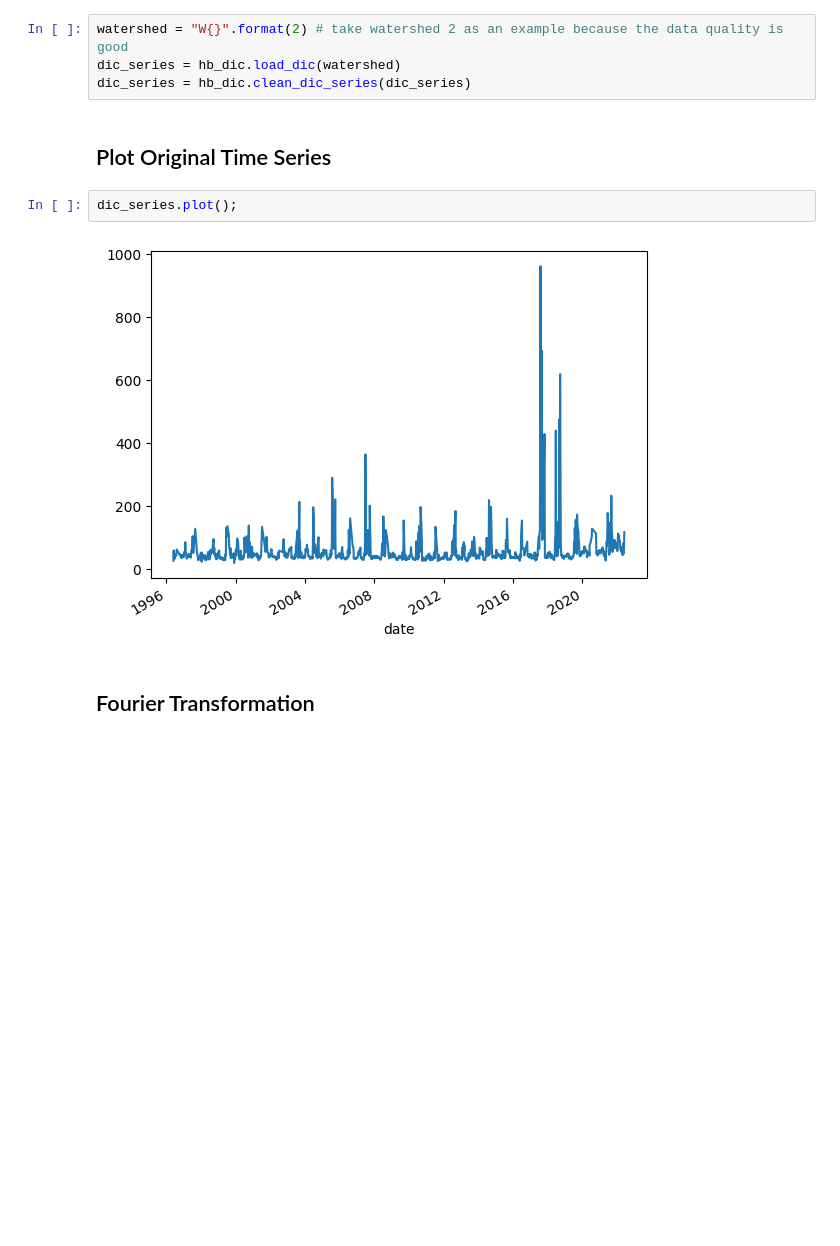
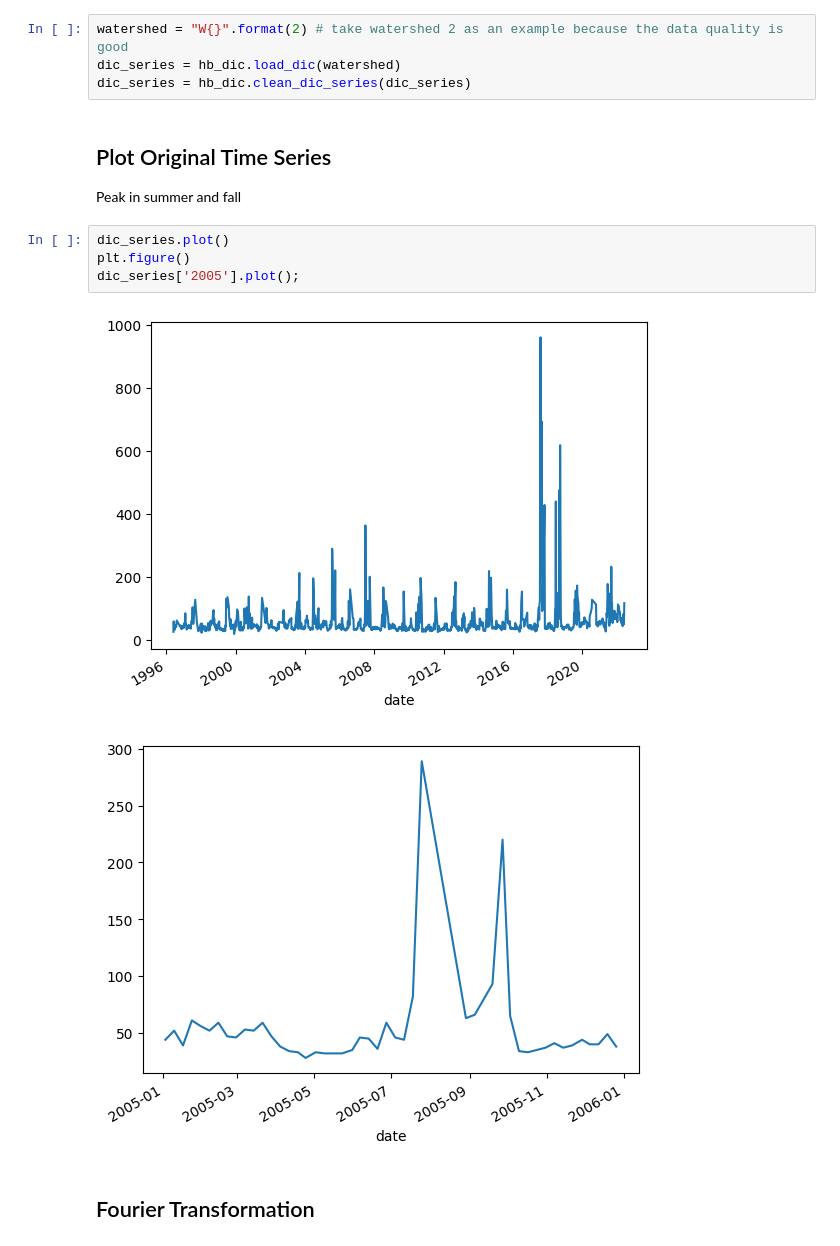
Before and after one commit to wangzcl/Hubbard-Brook-Stream-Chemistry, a Jupyter notebook: notebooks/hb_fft.ipynb, the cells around one changed output. Drawn from its saved outputs; the diff is of its cells as text; blank space fills up the shorter version.

Commit message:
add yearly series plot

```diff
--- a/notebooks/hb_fft.ipynb
+++ b/notebooks/hb_fft.ipynb
@@ -23,10 +23,15 @@ dic_series = hb_dic.load_dic(watershed)
 dic_series = hb_dic.clean_dic_series(dic_series)
 # %% [markdown]
 ## Plot Original Time Series
+
+Peak in summer and fall
-# %%
-dic_series.plot();
-# %% [output]
-[figure, removed]
+# %%
+dic_series.plot()
+plt.figure()
+dic_series['2005'].plot();
+# %% [output]
+[figure, added]
+[figure, added]
 # %% [markdown]
 ## Fourier Transformation
 # %%
```
